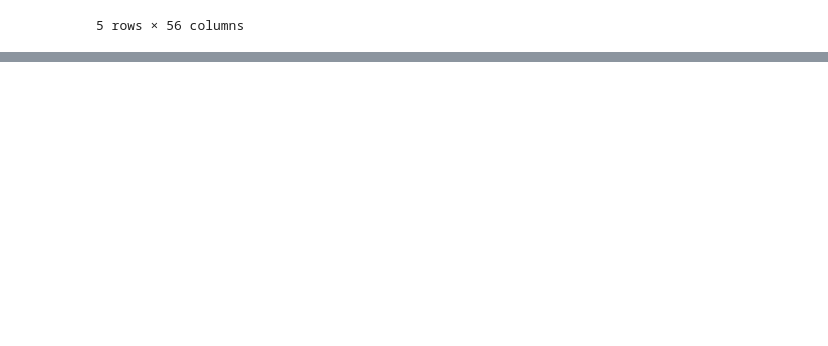
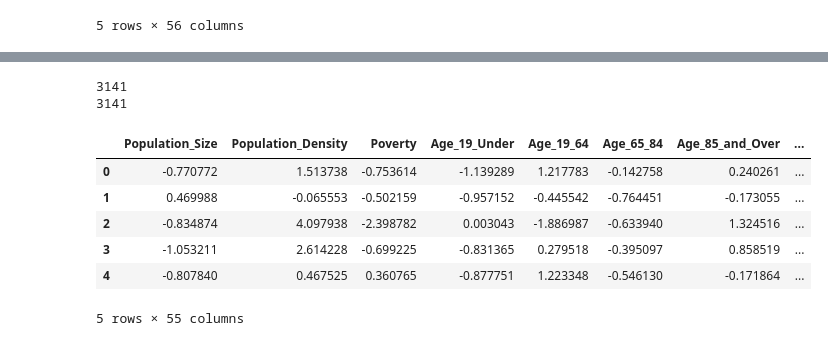
Before and after one commit to ArathiSripriya/DataMiningFinalProject, a Jupyter notebook: notebook.ipynb, the cells around one changed output, grey strips where cells are left out. Cells and saved outputs as stored; diff of their text form; code cells hidden in the pictures; blank space fills up the shorter version.

```diff
--- a/notebook.ipynb
+++ b/notebook.ipynb
@@ -179,3 +209,22 @@ print(artifact)
+# %%
+pca = PCA()
+pca.fit(cleaned_df)
+temp = pd.DataFrame(pca.transform(cleaned_df), columns=cleaned_df.columns)
+print(len(cleaned_df))
+print(len(temp))
+
+temp.head()
+# cleaned_df.head()
+# %% [output]
+3141
+3141
+|  | Population_Size | Population_Density | Poverty | Age_19_Under | Age_19_64 | Age_65_84 | Age_85_and_Over | ... |
+| 0 | -0.770772 | 1.513738 | -0.753614 | -1.139289 | 1.217783 | -0.142758 | 0.240261 | ... |
+| 1 | 0.469988 | -0.065553 | -0.502159 | -0.957152 | -0.445542 | -0.764451 | -0.173055 | ... |
+| 2 | -0.834874 | 4.097938 | -2.398782 | 0.003043 | -1.886987 | -0.633940 | 1.324516 | ... |
+| 3 | -1.053211 | 2.614228 | -0.699225 | -0.831365 | 0.279518 | -0.395097 | 0.858519 | ... |
+| 4 | -0.807840 | 0.467525 | 0.360765 | -0.877751 | 1.223348 | -0.546130 | -0.171864 | ... |
+5 rows × 55 columns
 # %%
 status, job_id = ds.analyze_data(dataset_name)
 time.sleep(25)
```
Also changed, not shown: parts of 12 cells of this notebook, 4 other files.
